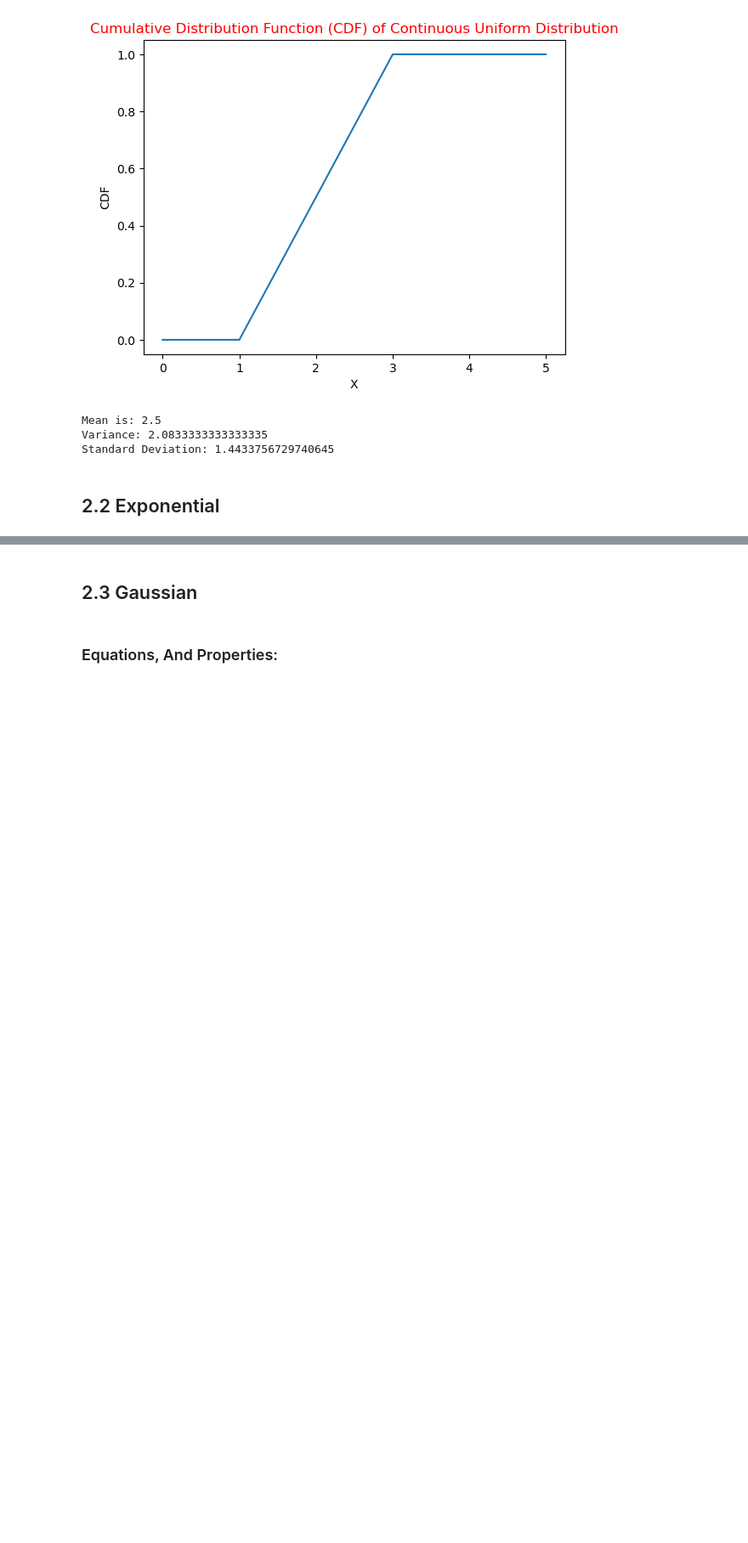
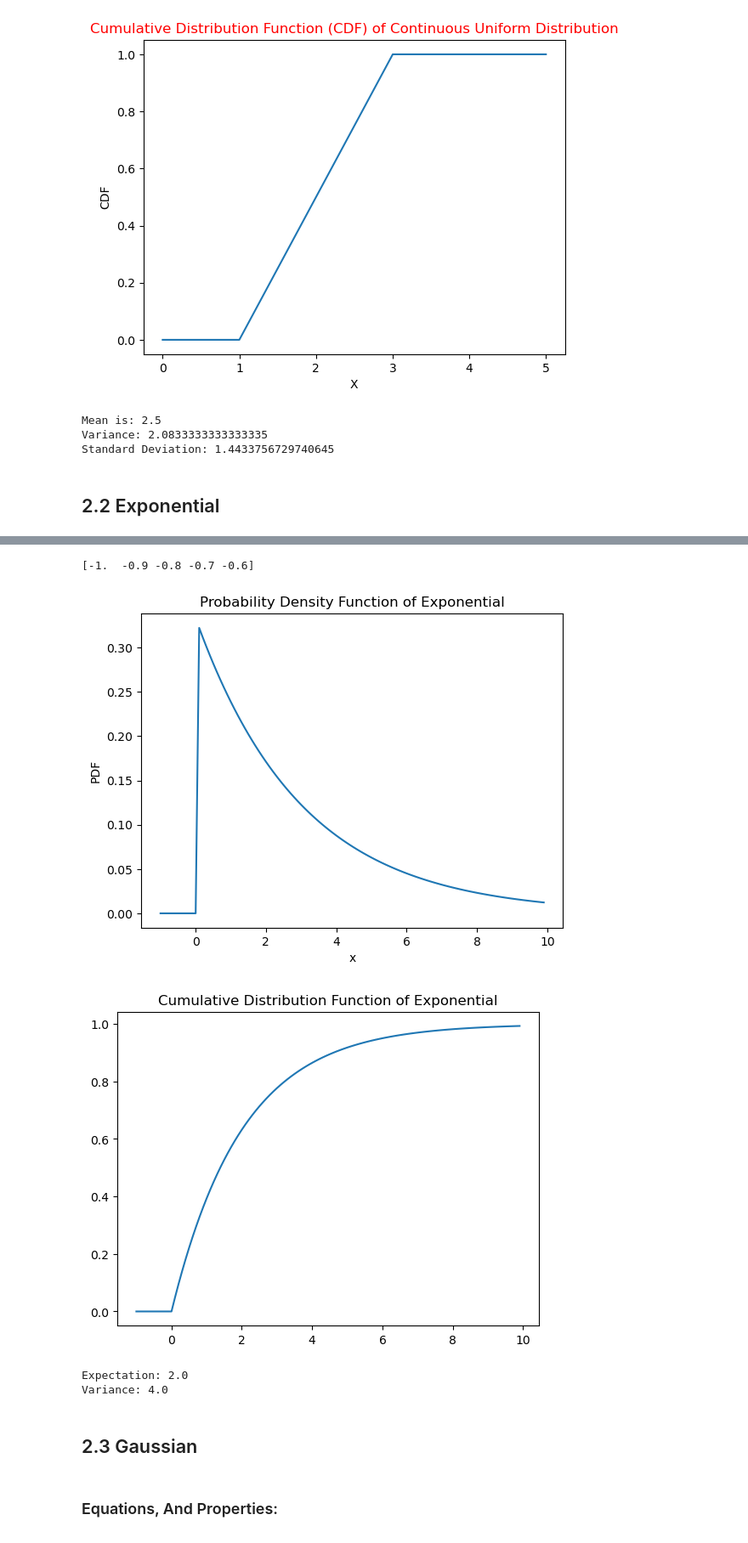
Before and after one commit to shabbann/probability-project, a Jupyter notebook: Math Project.ipynb, the cells around one changed output, grey strips where cells are left out. Shown at 85% size. Saved outputs shown, nothing was run; the diff lists cells and outputs as text; code cells hidden in the pictures; blank space fills up the shorter version.

```diff
--- a/Math Project.ipynb
+++ b/Math Project.ipynb
@@ -224,9 +444,49 @@ Standard Deviation: 1.4433756729740645
 # %%
 ##Generate the random variable
+from scipy.stats import expon
+import matplotlib.pyplot as plt
+import numpy as np
+a=-1
+b=10
+size=.1
+
+x = np.arange(a, b, size)
+print(x[:5])
+y = expon.pdf(x, 0, 3)
+# %% [output]
+[-1.  -0.9 -0.8 -0.7 -0.6]
 # %%
 ##Plot the PMF/PDF and CDF
+plt.plot(x, y)
+plt.xlabel('x')
+plt.ylabel('PDF')
+plt.title('Probability Density Function of Exponential')
+plt.show()
+
+
+x = np.arange(a, b, size)
+
+y = expon.cdf(x, 0, 2)
+
+plt.plot(x, y)
+plt.title('Cumulative Distribution Function of Exponential')
+
+plt.show()
+# %% [output]
+[figure, added]
+[figure, added]
 # %%
 ##Compute The Expectation and the Variance.
+scale_parameter = 2
+mean = expon.mean(scale=scale_parameter)
+print('Expectation:',mean)
+
+scale_parameter = 2
+variance = expon.var(scale=scale_parameter)
+print('Variance:',variance )
+# %% [output]
+Expectation: 2.0
+Variance: 4.0
 # %% [markdown]
 ## 2.3 Gaussian
 # %% [markdown]
```
Also changed, not shown: parts of 18 cells of this notebook.
